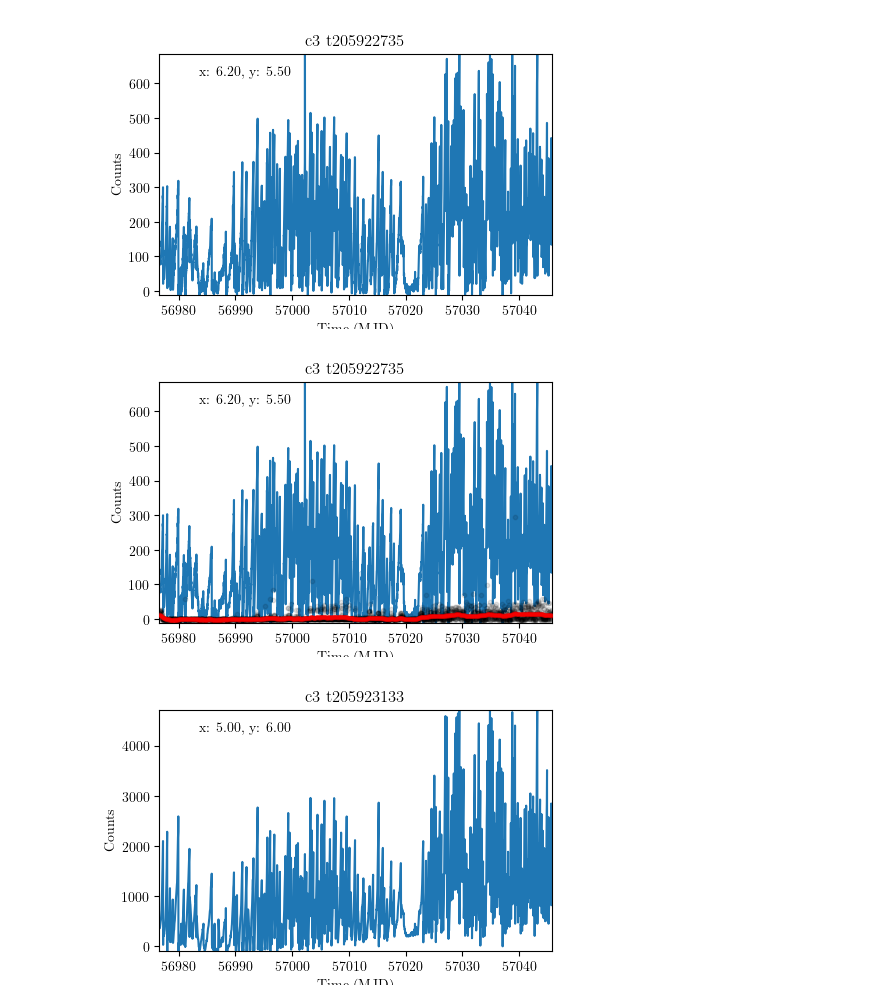
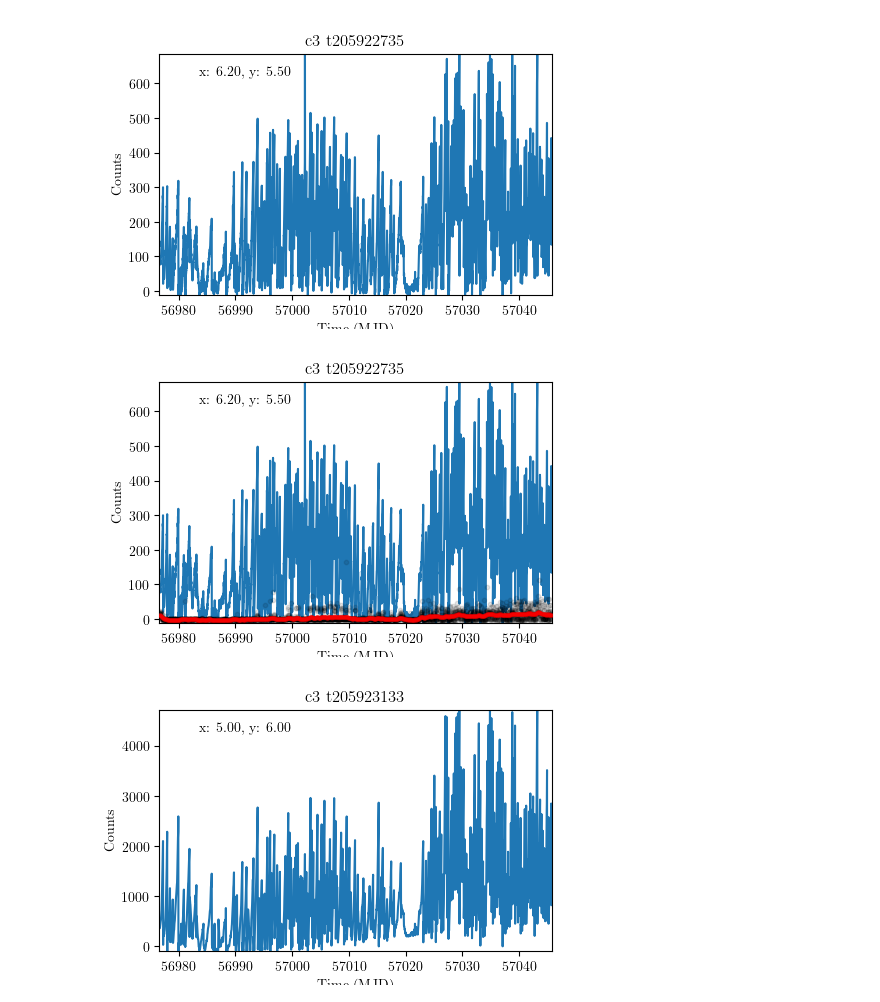
Before and after one commit to ZacharyLane1204/Kakapo, a Jupyter notebook: test_star.ipynb, the cells around one changed output. Saved outputs shown, nothing was run; the diff lists cells and outputs as text; code cells hidden in the pictures.

```diff
--- a/test_star.ipynb
+++ b/test_star.ipynb
@@ -274,9 +346,9 @@ def diffing(filename = None, x = None, y = None, ind = None, comp = False, save
     diff = np.load(filename)
 
     if comp:
-        # diff_load = np.load('/Users/zgl12/Modules/Kakapo/Data/difference_arrays/c3/diff_c3_t205922648.npy')
+        diff_load = np.load('/Users/zgl12/Modules/Kakapo/Data/difference_arrays/c3/diff_c3_t205922648.npy')
         # diff_load = np.load('/Users/zgl12/Modules/Kakapo/Data/difference_arrays/c3/diff_c3_t205922735.npy')
-        diff_load = np.load('/Users/zgl12/Modules/Kakapo/Data/difference_arrays/c3/diff_c3_t205923133.npy')
+        # diff_load = np.load('/Users/zgl12/Modules/Kakapo/Data/difference_arrays/c3/diff_c3_t205923133.npy')
         flux_opt = forced_photometry(diff_load, x, y, None)
 
     input_time = test_case[ind].time.value
@@ -329,8 +401,8 @@ diffing(filename = '/Users/zgl12/Modules/Kakapo/crap_diff_image_t205922735_c3.np
 [figure]
 # %%
 diffing(filename = '/Users/zgl12/Modules/Kakapo/crap_diff_image_t205922735_c3.npy',
-        x = 6.2, y = 5.5, ind = 5, comp = True, save = True, name = 'star1_after')
+        x = 6.2, y = 5.5, ind = 5, comp = True, save = False, name = 'star1_after')
 # %% [output]
-[figure, old version]
+[figure, new version]
 # %%
 diffing(filename = '/Users/zgl12/Modules/Kakapo/crap_diff_image_t205923133_c3.npy',
```
Also changed, not shown: parts of 12 cells of this notebook, 8 other files.
